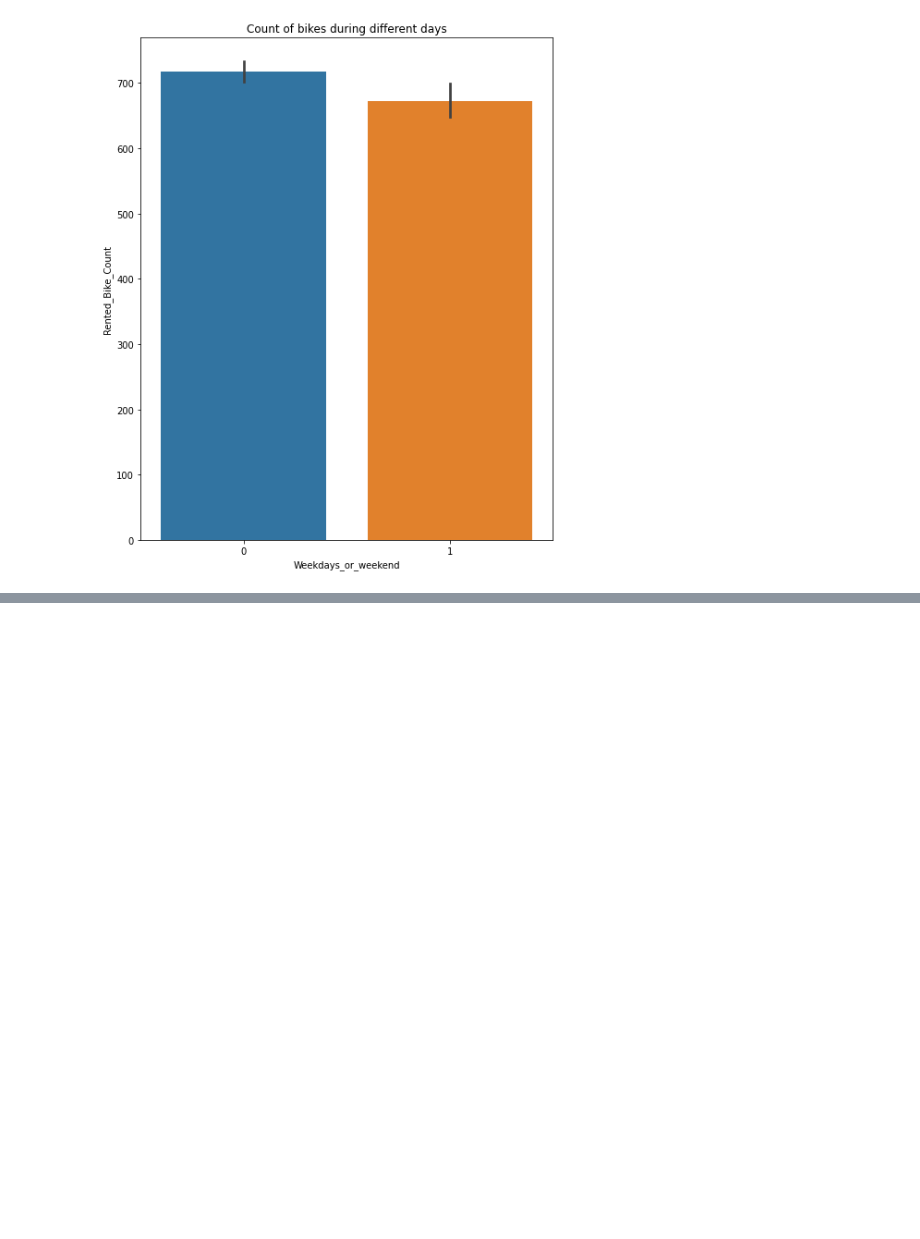
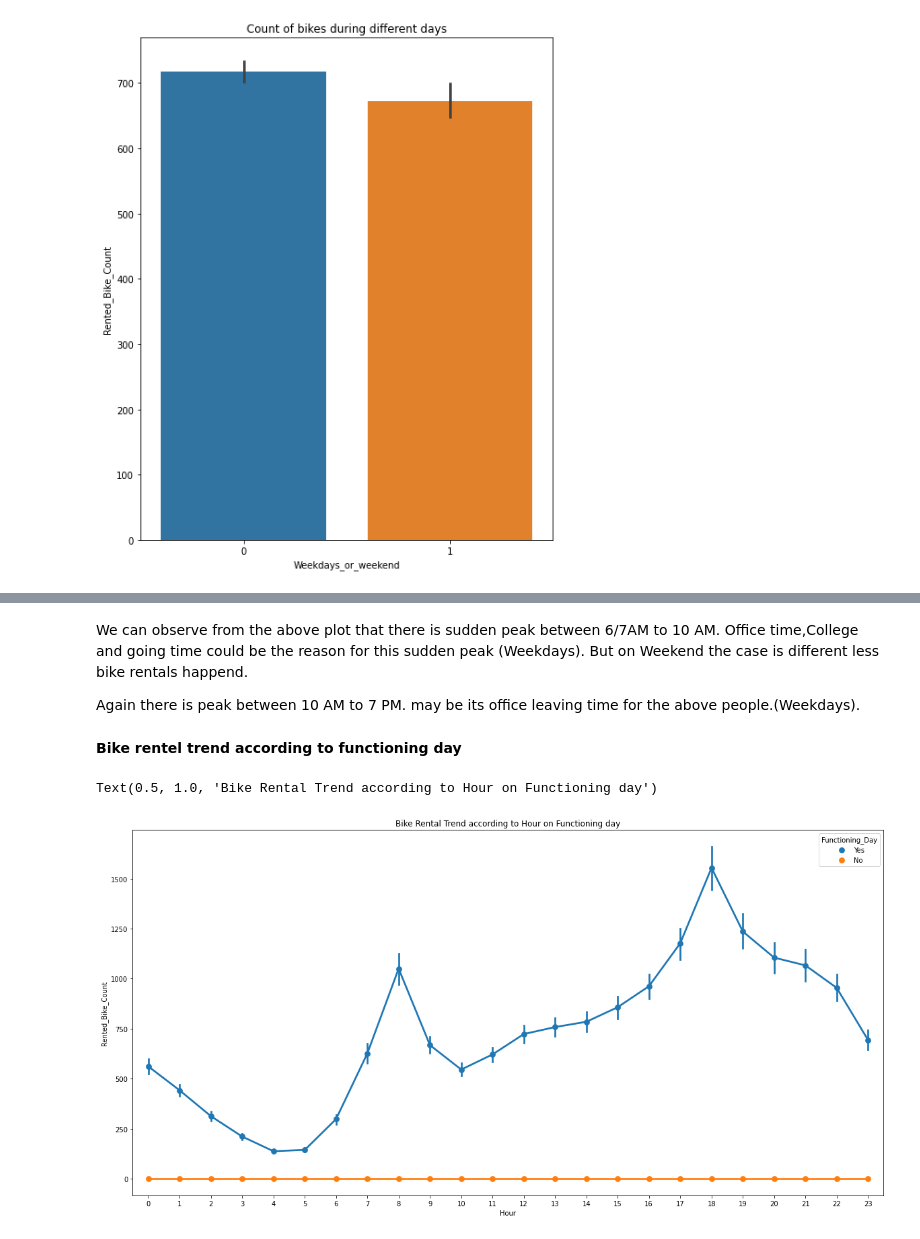
Before and after one commit to Anupa-123/Bike-sharing-demand-prediction, a Jupyter notebook: Bike_Sharing_Demand_Prediction_Capstone_Project.ipynb, the cells around one changed output, grey strips where cells are left out. Drawn from its saved outputs; the diff is of its cells as text; code cells hidden in the pictures; blank space fills up the shorter version.

```diff
--- a/Bike_Sharing_Demand_Prediction_Capstone_Project.ipynb
+++ b/Bike_Sharing_Demand_Prediction_Capstone_Project.ipynb
@@ -398,0 +423,15 @@ ax.set(title='Count of bikes during different days')
+# %% [markdown]
+We can observe from the above plot that there is sudden peak between 6/7AM to 10 AM.
+Office time,College and going time could be the reason for this sudden peak (Weekdays). But on Weekend the case is different less bike rentals happend.
+
+Again there is peak between 10 AM to 7 PM. may be its office leaving time for the above people.(Weekdays).
+# %% [markdown]
+**Bike rentel trend according to functioning day**
+# %%
+#Bike Rental trend with respect to Hour on Functioning day.
+plt.figure(figsize=(20,10))
+sns.pointplot(x=df['Hour'],y=df['Rented_Bike_Count'],hue=df['Functioning_Day'])
+plt.title("Bike Rental Trend according to Hour on Functioning day")
+# %% [output]
+Text(0.5, 1.0, 'Bike Rental Trend according to Hour on Functioning day')
+[figure, added]
```
Also changed, not shown: parts of 8 cells of this notebook.
